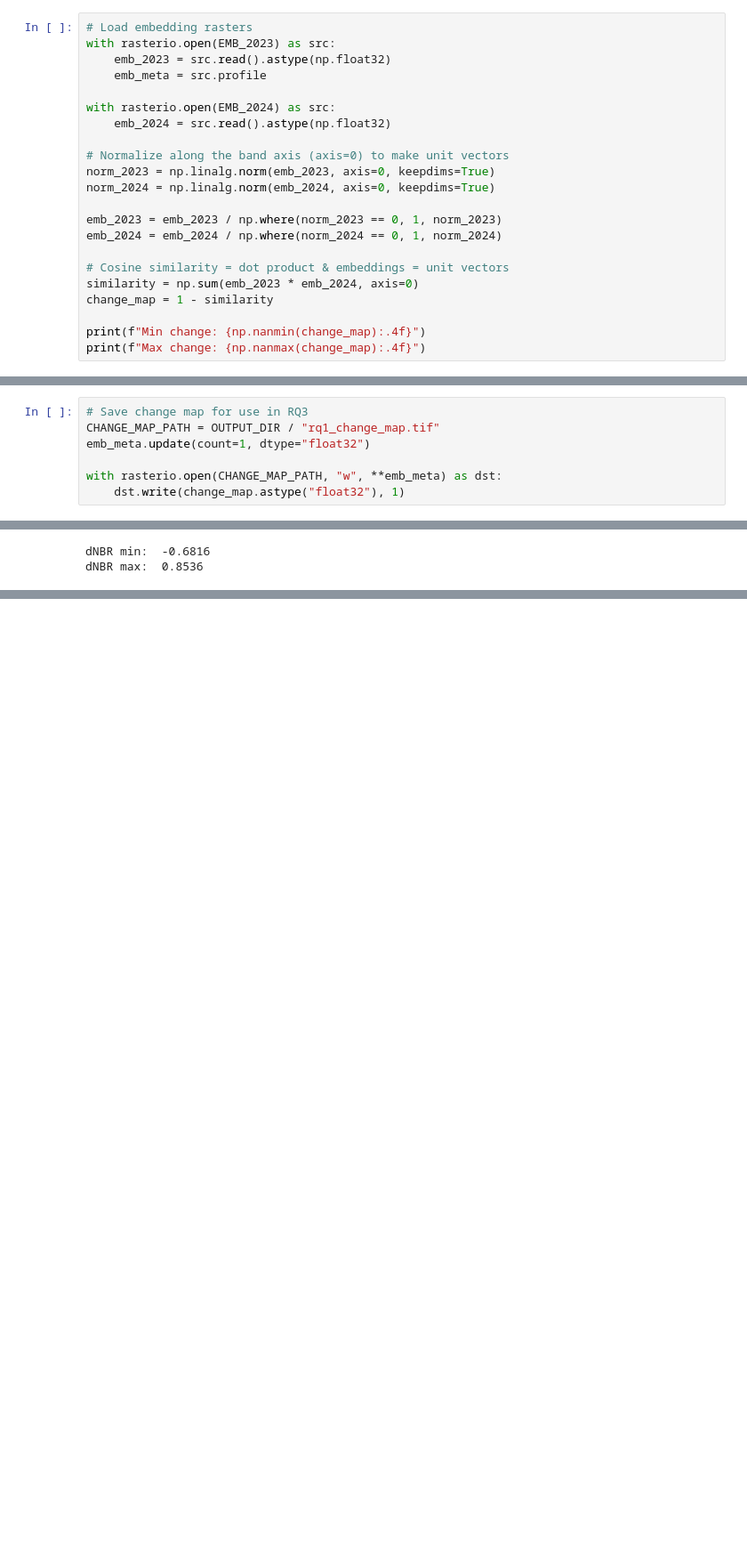
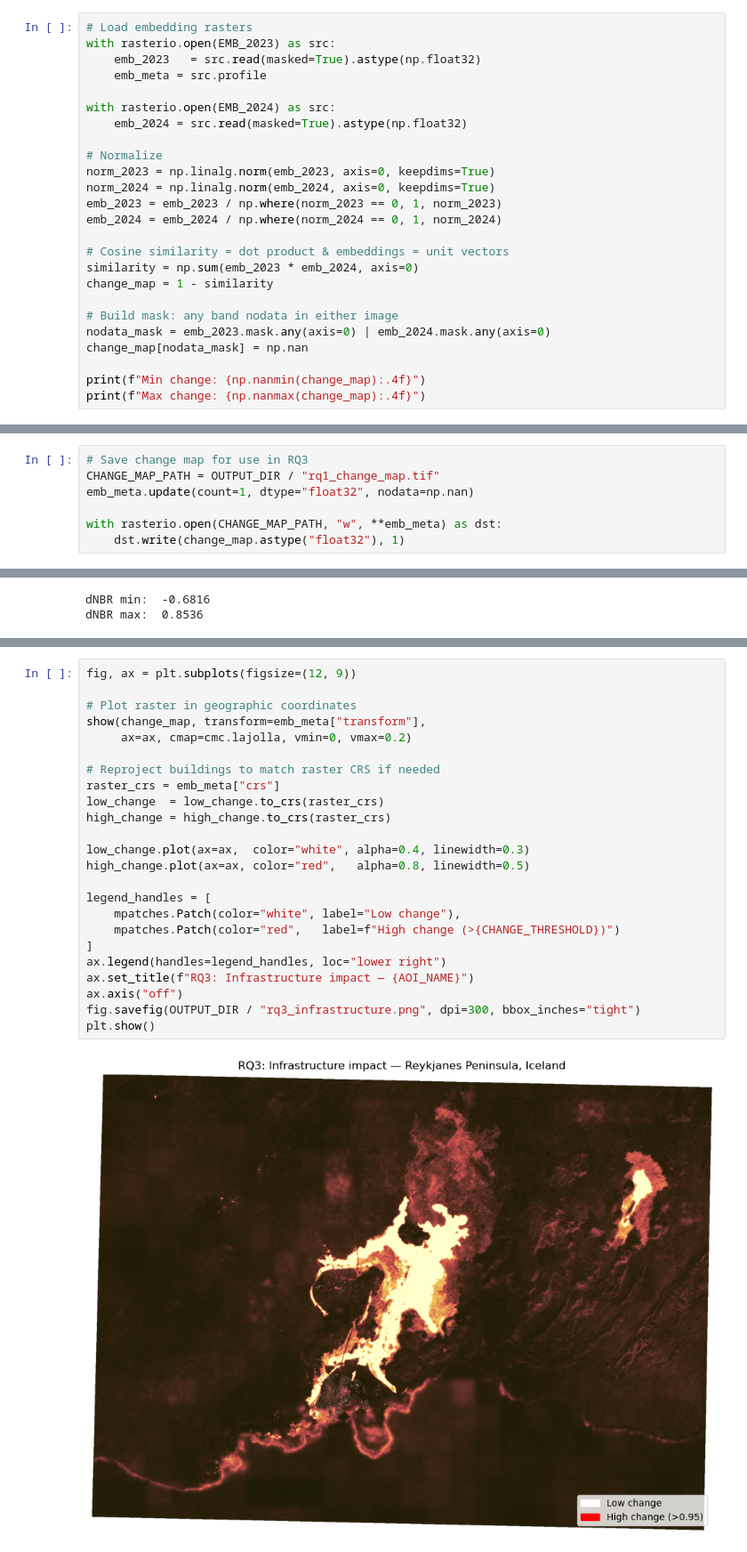
Before and after one commit to lbassf/reykjanes-change-detection, a Jupyter notebook: notebooks/analysis.ipynb, the cells around one changed output, grey strips where cells are left out. Shown at 89% size. Cells and saved outputs as stored; diff of their text form; blank space fills up the shorter version.

```diff
--- a/notebooks/analysis.ipynb
+++ b/notebooks/analysis.ipynb
@@ -155,16 +157,15 @@ Buildings that were destroyed (removed from OSM): 7
 # %%
 # Load embedding rasters
 with rasterio.open(EMB_2023) as src:
-    emb_2023 = src.read().astype(np.float32)
+    emb_2023   = src.read(masked=True).astype(np.float32)
     emb_meta = src.profile
 
 with rasterio.open(EMB_2024) as src:
-    emb_2024 = src.read().astype(np.float32)
+    emb_2024 = src.read(masked=True).astype(np.float32)
 
-# Normalize along the band axis (axis=0) to make unit vectors
+# Normalize
 norm_2023 = np.linalg.norm(emb_2023, axis=0, keepdims=True)
 norm_2024 = np.linalg.norm(emb_2024, axis=0, keepdims=True)
-
 emb_2023 = emb_2023 / np.where(norm_2023 == 0, 1, norm_2023)
 emb_2024 = emb_2024 / np.where(norm_2024 == 0, 1, norm_2024)
 
@@ -172,6 +173,10 @@ emb_2024 = emb_2024 / np.where(norm_2024 == 0, 1, norm_2024)
 similarity = np.sum(emb_2023 * emb_2024, axis=0)
 change_map = 1 - similarity
 
+# Build mask: any band nodata in either image
+nodata_mask = emb_2023.mask.any(axis=0) | emb_2024.mask.any(axis=0)
+change_map[nodata_mask] = np.nan
+
 print(f"Min change: {np.nanmin(change_map):.4f}")
 print(f"Max change: {np.nanmax(change_map):.4f}")
 # %% [output]
@@ -180,7 +185,7 @@ Max change: 0.5354
 # %%
 # Save change map for use in RQ3
 CHANGE_MAP_PATH = OUTPUT_DIR / "rq1_change_map.tif"
-emb_meta.update(count=1, dtype="float32")
+emb_meta.update(count=1, dtype="float32", nodata=np.nan)
 
 with rasterio.open(CHANGE_MAP_PATH, "w", **emb_meta) as dst:
     dst.write(change_map.astype("float32"), 1)
@@ -246,0 +357,26 @@ plt.show()
+# %%
+fig, ax = plt.subplots(figsize=(12, 9))
+
+# Plot raster in geographic coordinates
+show(change_map, transform=emb_meta["transform"],
+     ax=ax, cmap=cmc.lajolla, vmin=0, vmax=0.2)
+
+# Reproject buildings to match raster CRS if needed
+raster_crs = emb_meta["crs"]
+low_change  = low_change.to_crs(raster_crs)
+high_change = high_change.to_crs(raster_crs)
+
+low_change.plot(ax=ax,  color="white", alpha=0.4, linewidth=0.3)
+high_change.plot(ax=ax, color="red",   alpha=0.8, linewidth=0.5)
+
+legend_handles = [
+    mpatches.Patch(color="white", label="Low change"),
+    mpatches.Patch(color="red",   label=f"High change (>{CHANGE_THRESHOLD})")
+]
+ax.legend(handles=legend_handles, loc="lower right")
+ax.set_title(f"RQ3: Infrastructure impact — {AOI_NAME}")
+ax.axis("off")
+fig.savefig(OUTPUT_DIR / "rq3_infrastructure.png", dpi=300, bbox_inches="tight")
+plt.show()
+# %% [output]
+[figure, added]
```
Also changed, not shown: parts of 6 cells of this notebook.
